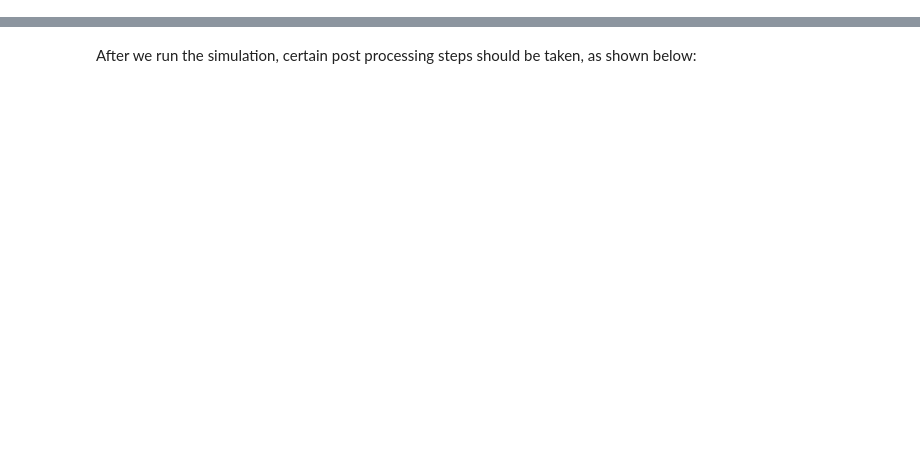
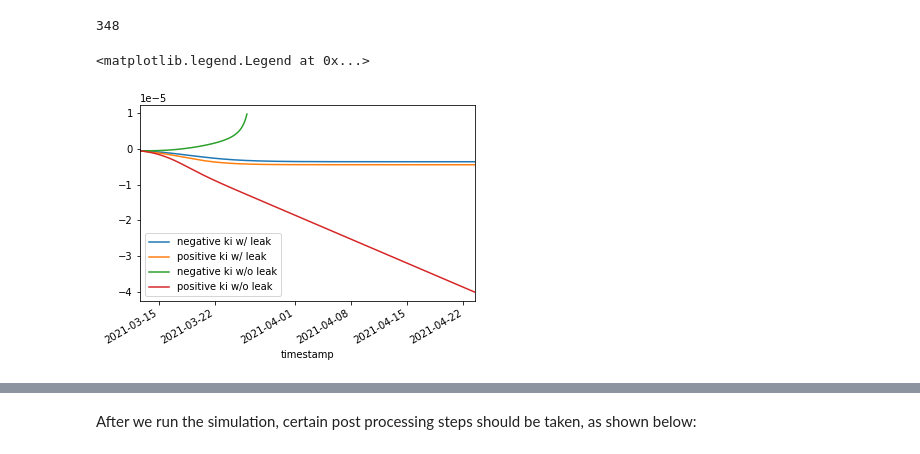
Before and after one commit to cadCAD-org/demos, a Jupyter notebook: tutorials/numerical_computation/numerical_integration_1.ipynb, the cells around one changed output, grey strips where cells are left out. Drawn from its saved outputs; the diff is of its cells as text; code cells hidden in the pictures; blank space fills up the shorter version.

```diff
--- a/tutorials/numerical_computation/numerical_integration_1.ipynb
+++ b/tutorials/numerical_computation/numerical_integration_1.ipynb
@@ -221,0 +233,19 @@ df.head()
+# %%
+endtimes
+# %% [output]
+348
+# %%
+cutoff = 320
+ldf['drop'] = (ldf.subset.apply(lambda x: x==2))&(ldf.timestep.apply(lambda x: x> cutoff))
+
+ldf = ldf[~ldf['drop']].copy()
+# %%
+ldf[ldf.subset==0].plot(x='timestamp', y='price_adjustment_rate')
+ax = plt.gca()
+ldf[ldf.subset==1].plot(x='timestamp', y='price_adjustment_rate', ax=ax)
+ldf[ldf.subset==2].plot(x='timestamp', y='price_adjustment_rate', ax=ax)
+ldf[ldf.subset==3].plot(x='timestamp', y='price_adjustment_rate', ax=ax)
+plt.legend(['negative ki w/ leak', 'positive ki w/ leak', 'negative ki w/o leak', 'positive ki w/o leak'])
+# %% [output]
+<matplotlib.legend.Legend at 0x...>
+[figure, added]
```
Also changed, not shown: parts of 15 cells of this notebook, 5 other files.
